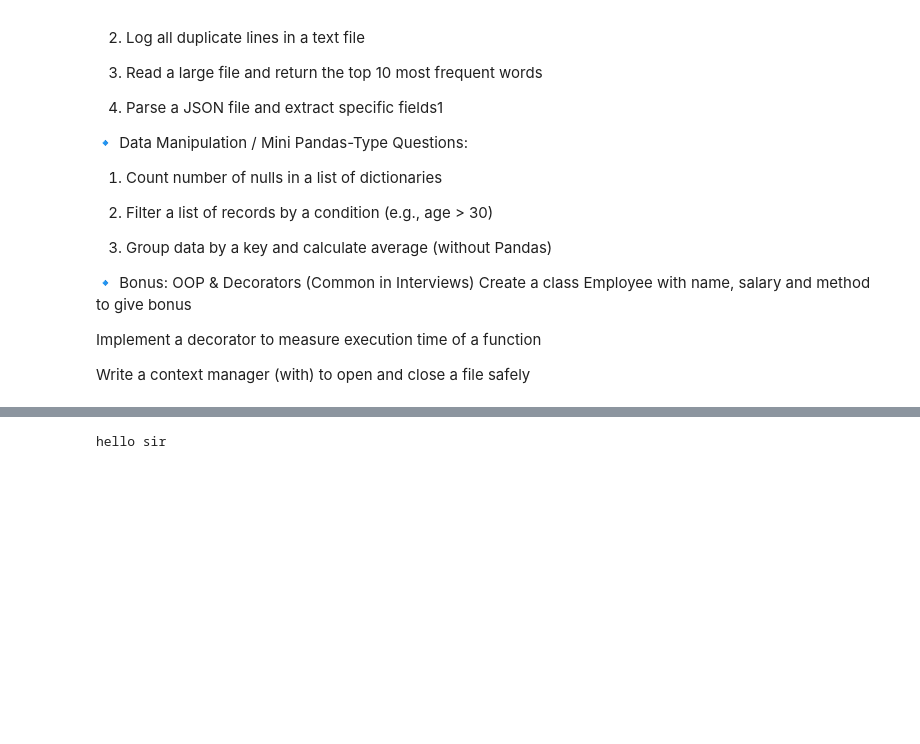
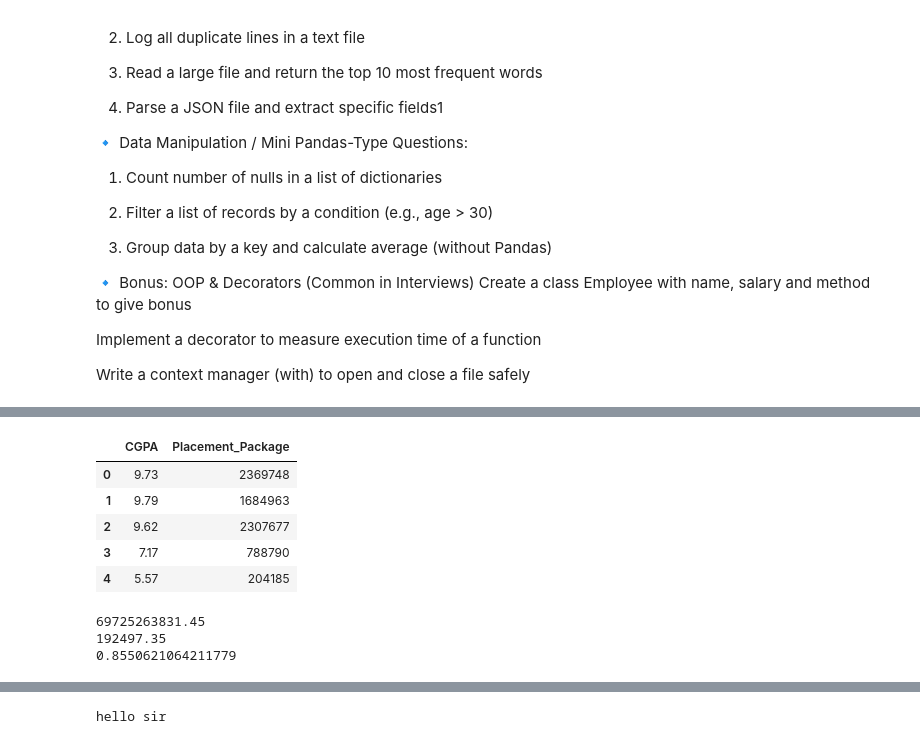
Before and after one commit to Jatingpt/ByUpgrad, a Jupyter notebook: byupg.ipynb, the cells around one changed output, grey strips where cells are left out. Saved outputs shown, nothing was run; the diff lists cells and outputs as text; code cells hidden in the pictures; blank space fills up the shorter version.

```diff
--- a/byupg.ipynb
+++ b/byupg.ipynb
@@ -73,0 +100,41 @@ Write a context manager (with) to open and close a file safely
+# %%
+df.head()
+# %% [output]
+|  | CGPA | Placement_Package |
+| 0 | 9.73 | 2369748 |
+| 1 | 9.79 | 1684963 |
+| 2 | 9.62 | 2307677 |
+| 3 | 7.17 | 788790 |
+| 4 | 5.57 | 204185 |
+# %%
+from sklearn.tree import DecisionTreeRegressor
+from sklearn.model_selection import train_test_split
+
+x = df[['CGPA']]
+y = df['Placement_Package']
+
+
+#splitting the data into train and test
+
+x_train, x_test, y_train, y_test = train_test_split(x,y, test_size = 0.2, random_state = 42)
+
+
+model = DecisionTreeRegressor()
+model.fit(x_train, y_train)
+
+pred = model.predict(x_test)
+
+from sklearn.metrics import mean_squared_error, mean_absolute_error, r2_score
+
+mse = mean_squared_error(y_test, pred)
+mae = mean_absolute_error(y_test, pred)
+r2_acc = r2_score(y_test, pred)
+
+
+print(mse)
+print(mae)
+print(r2_acc)
+# %% [output]
+69725263831.45
+192497.35
+0.8550621064211779
```
Also changed, not shown: parts of 15 cells of this notebook.
